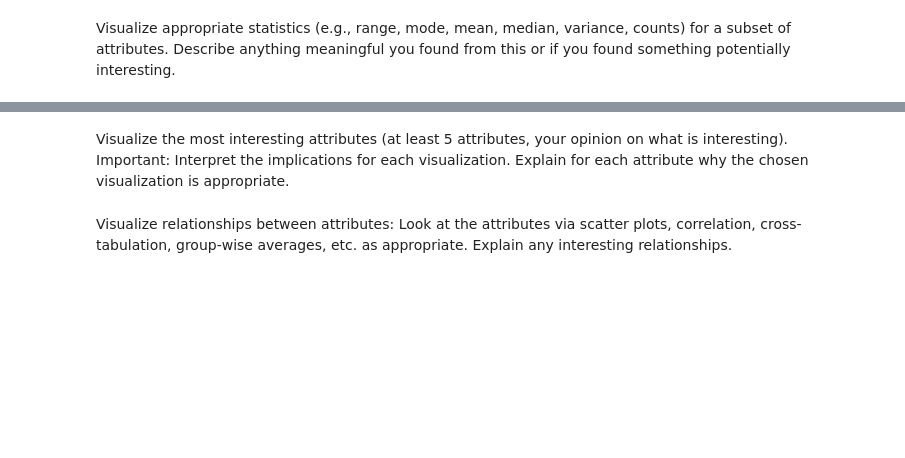
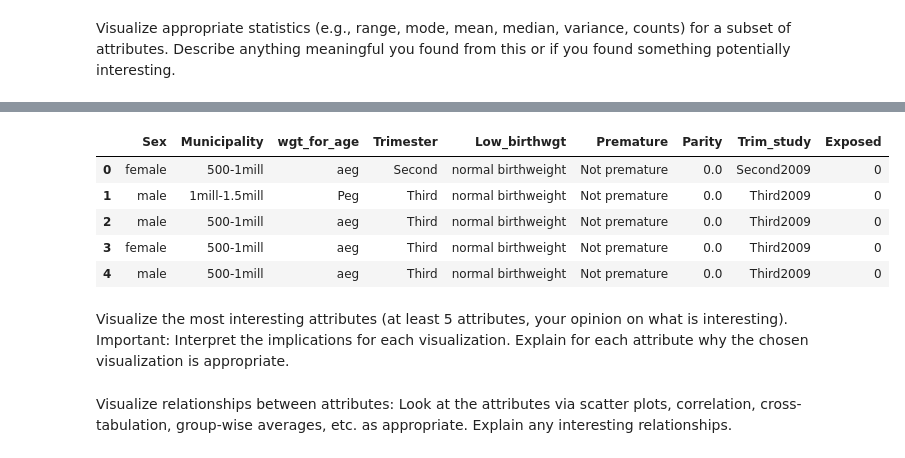
Before and after one commit to ShonTM/DataMiningProject1, a Jupyter notebook: MSDS Data Mining Project 1.ipynb, the cells around one changed output, grey strips where cells are left out. Drawn from its saved outputs; the diff is of its cells as text; code cells hidden in the pictures; blank space fills up the shorter version.

```diff
--- a/MSDS Data Mining Project 1.ipynb
+++ b/MSDS Data Mining Project 1.ipynb
@@ -242,3 +260,17 @@ Visualize appropriate statistics (e.g., range, mode, mean, median, variance, cou
+# %%
+# Create a dataframe with class variables only
+df_classes = df
+for col in ['Day', 'Weight','Month', 'Year', 'Lenght', 'Head_circ', 'Parity,''Apgar_1', 'Apgar_5', 'Gest_age', 'Maternal_age', 'Ponderal_index']:
+    if col in df_classes:
+        del df_classes[col]
+df_classes.head()
+# %% [output]
+|  | Sex | Municipality | wgt_for_age | Trimester | Low_birthwgt | Premature | Parity | Trim_study | Exposed |
+| 0 | female | 500-1mill | aeg | Second | normal birthweight | Not premature | 0.0 | Second2009 | 0 |
+| 1 | male | 1mill-1.5mill | Peg | Third | normal birthweight | Not premature | 0.0 | Third2009 | 0 |
+| 2 | male | 500-1mill | aeg | Third | normal birthweight | Not premature | 0.0 | Third2009 | 0 |
+| 3 | female | 500-1mill | aeg | Third | normal birthweight | Not premature | 0.0 | Third2009 | 0 |
+| 4 | male | 500-1mill | aeg | Third | normal birthweight | Not premature | 0.0 | Third2009 | 0 |
 # %% [markdown]
 Visualize the most interesting attributes (at least 5 attributes, your opinion on what is interesting). Important: Interpret the implications for each visualization. Explain for each attribute why the chosen visualization is appropriate.
 # %% [markdown]
```
Also changed, not shown: parts of 2 cells of this notebook, 1 other file.
